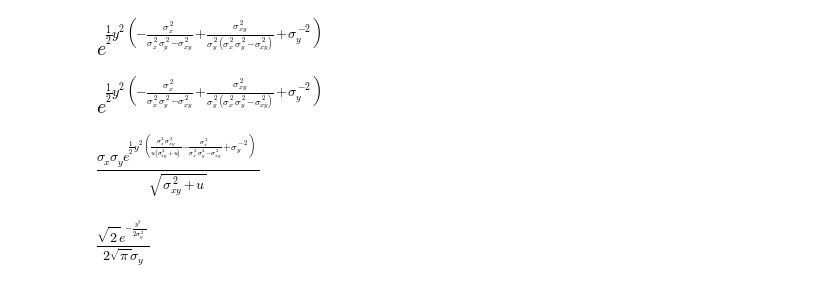
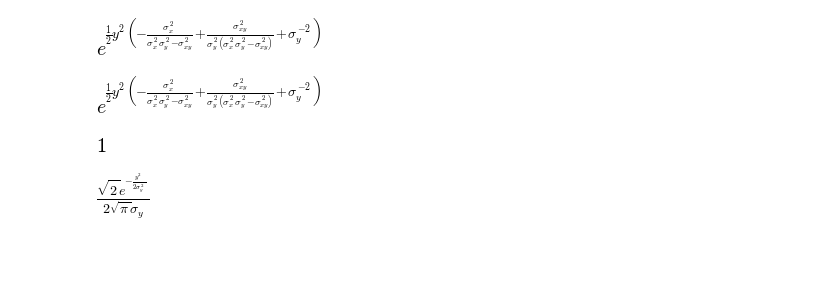
Before and after one commit to unpingco/Python-for-Signal-Processing, a Jupyter notebook: Conditional_Expectation_Projection.ipynb, the cells around one changed output. Saved outputs shown, nothing was run; the diff lists cells and outputs as text; code cells hidden in the pictures; blank space fills up the shorter version.

```diff
--- a/Conditional_Expectation_Projection.ipynb
+++ b/Conditional_Expectation_Projection.ipynb
@@ -176,9 +176,9 @@ simplify(_)
 # %% [output]
 [figure]
 # %%
-simplify(integrate(fcond2,(x,-oo,oo)))
+simplify(integrate(fcond.subs({sigma_x:2,sigma_y:2,sigma_xy:1}),(x,-oo,oo)))
 # %% [output]
-[figure, old version]
+[figure, new version]
 # %%
 fyy
 # %% [output]
```
